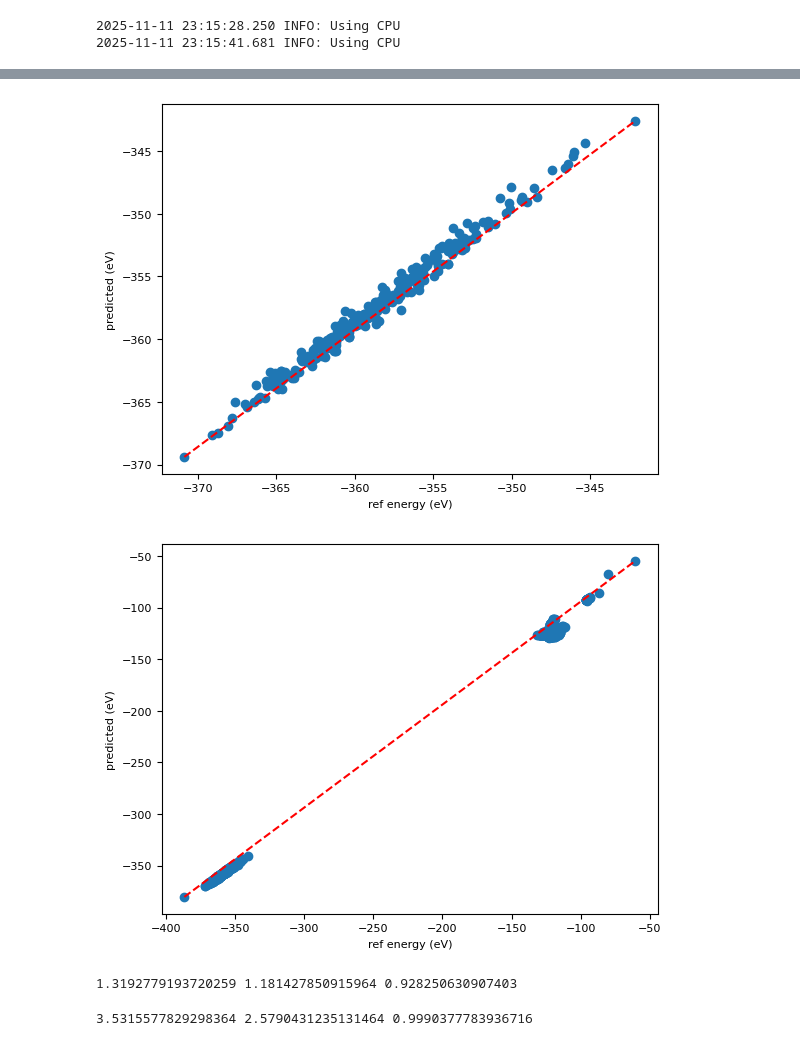
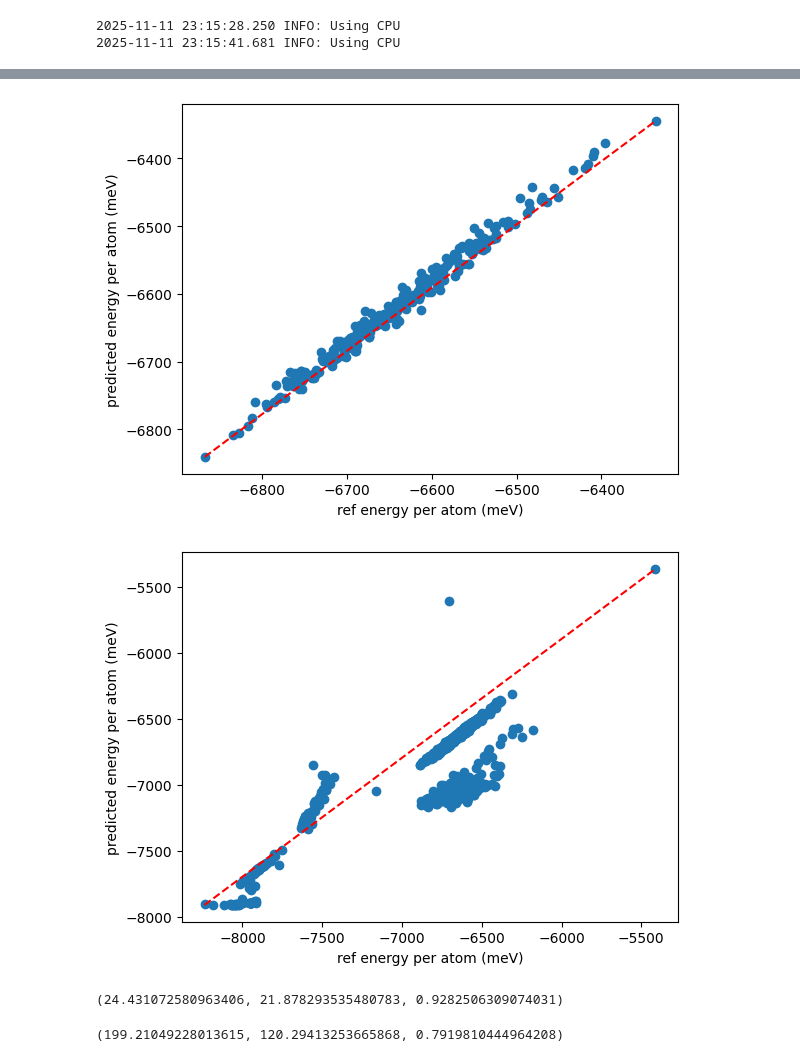
Before and after one commit to ShannonNCM/research_files, a Jupyter notebook: new_model/model_03/training_notebook.ipynb, the cells around one changed output, grey strips where cells are left out. Cells and saved outputs as stored; diff of their text form; code cells hidden in the pictures.

```diff
--- a/new_model/model_03/training_notebook.ipynb
+++ b/new_model/model_03/training_notebook.ipynb
@@ -256,0 +244,5 @@ df_train
+# %%
+#from ase.io import read
+test_df = f.eval_read(model_name, 'test')
+train_df = f.eval_read(model_name, 'train')
+train_df = train_df[3:] #this is to not include the first three configuratiosn which are the isolated atoms
@@ -260,24 +255,14 @@ df_res.to_excel(f'test_res/{model_name}_test.xlsx')
 # %%
-f.plot_energy_comparison(df_res, 'REF_energy', 'MACE_energy')
-f.plot_energy_comparison(df_train, 'REF_energy', 'MACE_energy')
+f.plot_energy_comparison(test_df, 'REF_e/atom_meV', 'MACE_e/atom_meV')
+f.plot_energy_comparison(train_df, 'REF_e/atom_meV', 'MACE_e/atom_meV')
 # %% [output]
-[figure, old version]
+[figure, new version]
-[figure, old version]
+[figure, new version]
-# %%
-from sklearn.metrics import mean_squared_error, mean_absolute_error, r2_score
-
-rmse = np.sqrt(mean_squared_error(df_res['REF_energy'],df_res['MACE_energy']))
-mae =  mean_absolute_error(df_res['REF_energy'],df_res['MACE_energy'])
-r2 = r2_score(df_res['REF_energy'],df_res['MACE_energy'])
-
-print(rmse, mae, r2)
-# %% [output]
-1.3192779193720259 1.181427850915964 0.928250630907403
-# %%
-rmse1 = np.sqrt(mean_squared_error(df_train['REF_energy'],df_train['MACE_energy']))
-mae1 = mean_absolute_error(df_train['REF_energy'],df_train['MACE_energy'])
-r21 = r2_score(df_train['REF_energy'],df_train['MACE_energy'])
-
-print(rmse1, mae1, r21)
-# %% [output]
-3.5315577829298364 2.5790431235131464 0.9990377783936716
+# %%
+f.errors(test_df)
+# %% [output]
+(24.431072580963406, 21.878293535480783, 0.9282506309074031)
+# %%
+f.errors(train_df)
+# %% [output]
+(199.21049228013615, 120.29413253665868, 0.7919810444964208)
```
Also changed, not shown: parts of 13 cells of this notebook, 2 other files.
